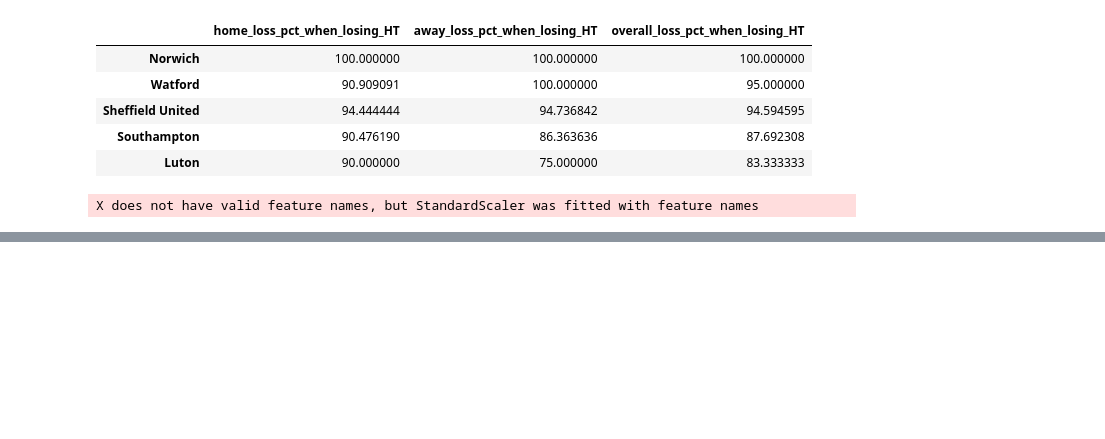
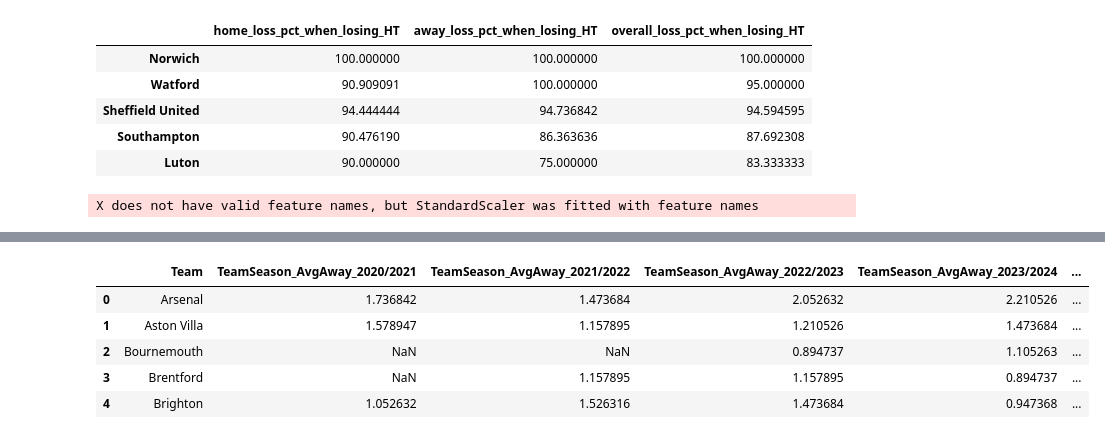
Before and after one commit to SimonteBiesebeek/FinalProject, a Jupyter notebook: JupyterPremierLeague.ipynb, the cells around one changed output, grey strips where cells are left out. Saved outputs shown, nothing was run; the diff lists cells and outputs as text; code cells hidden in the pictures; blank space fills up the shorter version.

```diff
--- a/JupyterPremierLeague.ipynb
+++ b/JupyterPremierLeague.ipynb
@@ -652,0 +706,20 @@ X does not have valid feature names, but StandardScaler was fitted with feature
+# %%
+merged_premier['Date'] = pd.to_datetime(merged_premier['Date'], dayfirst=True)
+
+def get_season(date):
+    year = date.year
+    if date.month >= 7:  # July or later → season starts this year
+        return f"{year}/{year+1}"
+    else:  # Jan-Jun → season started last year
+        return f"{year-1}/{year}"
+
+merged_premier['Season'] = merged_premier['Date'].apply(get_season)
+merged_premier = merged_premier[merged_premier['Season'].isin(['2020/2021', '2021/2022', '2022/2023', '2023/2024', '2024/2025'])]
+merged_premier = merged_premier.merge(
+    merged_premier.groupby('Season').agg(
+        AvgHomePointsSeason=('HomePoints', 'mean'),
+        AvgAwayPointsSeason=('AwayPoints', 'mean')
+    ),
+    left_on='Season',
+    right_index=True
+)
@@ -652,0 +741,44 @@ X does not have valid feature names, but StandardScaler was fitted with feature
+# %%
+#per season average points
+season_home = (
+    merged_premier.groupby(['Season','HomeTeam'])['HomePoints']
+    .mean()
+    .rename('TeamSeason_AvgHome')
+    .reset_index()
+    .rename(columns={'HomeTeam':'Team'})
+)
+
+season_away = (
+    merged_premier.groupby(['Season','AwayTeam'])['AwayPoints']
+    .mean()
+    .rename('TeamSeason_AvgAway')
+    .reset_index()
+    .rename(columns={'AwayTeam':'Team'})
+)
+
+season_total = pd.concat([
+    merged_premier.assign(Team=merged_premier['HomeTeam'], Points=merged_premier['HomePoints'])[['Season','Team','Points']],
+    merged_premier.assign(Team=merged_premier['AwayTeam'], Points=merged_premier['AwayPoints'])[['Season','Team','Points']]
+]).groupby(['Season','Team'])['Points'].mean().rename('TeamSeason_AvgTotal').reset_index()
+
+team_season_df = season_home.merge(season_away, on=['Season','Team'], how='outer')
+team_season_df = team_season_df.merge(season_total, on=['Season','Team'], how='outer')
+
+team_season_wide = team_season_df.pivot_table(
+    index='Team',
+    columns='Season',
+    values=['TeamSeason_AvgHome','TeamSeason_AvgAway','TeamSeason_AvgTotal'],
+    aggfunc='first'
+)
+
+team_season_wide.columns = [f"{metric}_{season}" for (metric, season) in team_season_wide.columns]
+team_season_wide = team_season_wide.reset_index()
+
+team_season_wide.head()
+# %% [output]
+|  | Team | TeamSeason_AvgAway_2020/2021 | TeamSeason_AvgAway_2021/2022 | TeamSeason_AvgAway_2022/2023 | TeamSeason_AvgAway_2023/2024 | ... |
+| 0 | Arsenal | 1.736842 | 1.473684 | 2.052632 | 2.210526 | ... |
+| 1 | Aston Villa | 1.578947 | 1.157895 | 1.210526 | 1.473684 | ... |
+| 2 | Bournemouth | NaN | NaN | 0.894737 | 1.105263 | ... |
+| 3 | Brentford | NaN | 1.157895 | 1.157895 | 0.894737 | ... |
+| 4 | Brighton | 1.052632 | 1.526316 | 1.473684 | 0.947368 | ... |
```
Also changed, not shown: parts of 16 cells of this notebook, 3 other files.
